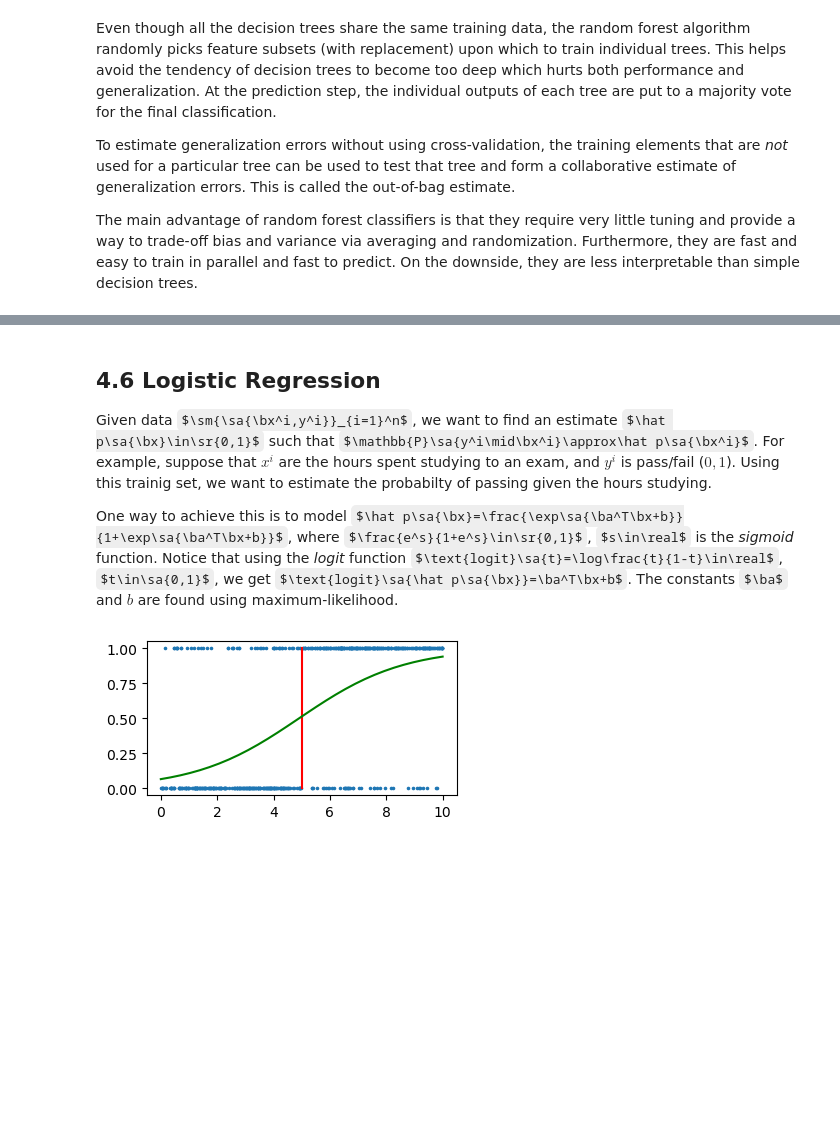
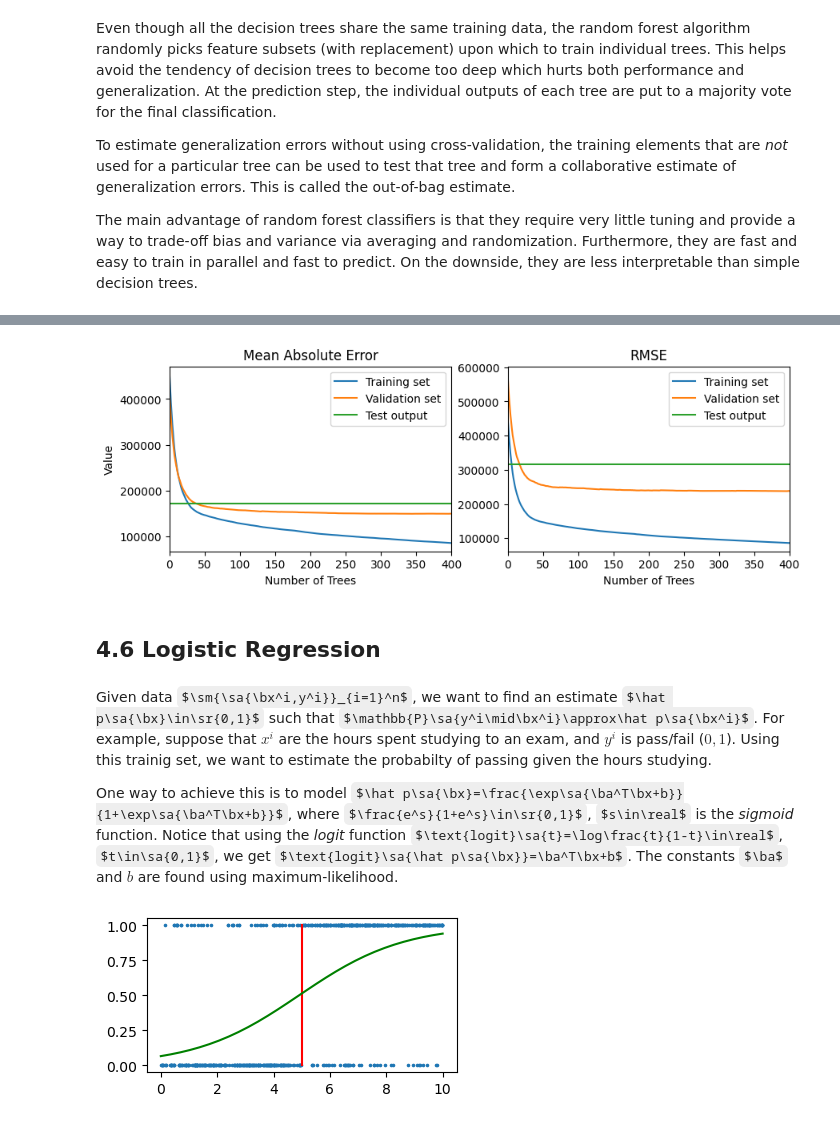
Before and after one commit to eyalgur1/Machine_Learning_Techniques, a Jupyter notebook: Chapter4.ipynb, the cells around one changed output, grey strips where cells are left out. Drawn from its saved outputs; the diff is of its cells as text; code cells hidden in the pictures; some formulas as TeX source; blank space fills up the shorter version.

```diff
--- a/Chapter4.ipynb
+++ b/Chapter4.ipynb
@@ -451,6 +602,30 @@ How to derive these basis functions? We minimize the expectation of some loss fu
+# %%
+"Plot Metrics"
+
+fig, ax = plt.subplots(1,2,figsize=(10, 3))
+ax[0].plot(results['train_mae'])  # the training set
+ax[0].plot(results['valid_mae'])  # the validation set
+ax[0].set_title('Mean Absolute Error')
+ax[0].set_xlabel('Number of Trees')
+ax[0].set_ylabel('Value')
+ax[0].set_xlim([0,n_estimators*num_epochs])
+ax[1].plot(results['train_rmse'])  # the training set
+ax[1].plot(results['valid_rmse'])  # the validation set
+ax[1].set_title('RMSE')
+ax[1].set_xlabel('Number of Trees')
+ax[1].legend(['Training set','Validation set'])
+ax[1].set_xlim([0,n_estimators*num_epochs])
+
+ax[0].plot(np.ones((n_estimators*num_epochs,1))*mae_test)
+ax[1].plot(np.ones((n_estimators*num_epochs,1))*rmse_test)
+ax[0].legend(['Training set','Validation set','Test output'])
+ax[1].legend(['Training set','Validation set','Test output'])
+plt.show()
+# %% [output]
+[figure, added]
+# %% [markdown]
+## **4.6 Logistic Regression**
 # %% [markdown]
-## 4.6 Logistic Regression
-
 Given data $\sm{\sa{\bx^i,y^i}}_{i=1}^n$, we want to find an estimate $\hat p\sa{\bx}\in\sr{0,1}$ such that $\mathbb{P}\sa{y^i\mid\bx^i}\approx\hat p\sa{\bx^i}$. For example, suppose that $x^i$ are the hours spent studying to an exam, and $y^i$ is pass/fail ($0,1$). Using this trainig set, we want to estimate the probabilty of passing given the hours studying.
 
 One way to achieve this is to model $\hat p\sa{\bx}=\frac{\exp\sa{\ba^T\bx+b}}{1+\exp\sa{\ba^T\bx+b}}$, where $\frac{e^s}{1+e^s}\in\sr{0,1}$, $s\in\real$ is the *sigmoid* function. Notice that using the *logit* function $\text{logit}\sa{t}=\log\frac{t}{1-t}\in\real$, $t\in\sa{0,1}$, we get $\text{logit}\sa{\hat p\sa{\bx}}=\ba^T\bx+b$. The constants $\ba$ and $b$ are found using maximum-likelihood.
```
Also changed, not shown: parts of 46 cells of this notebook.
